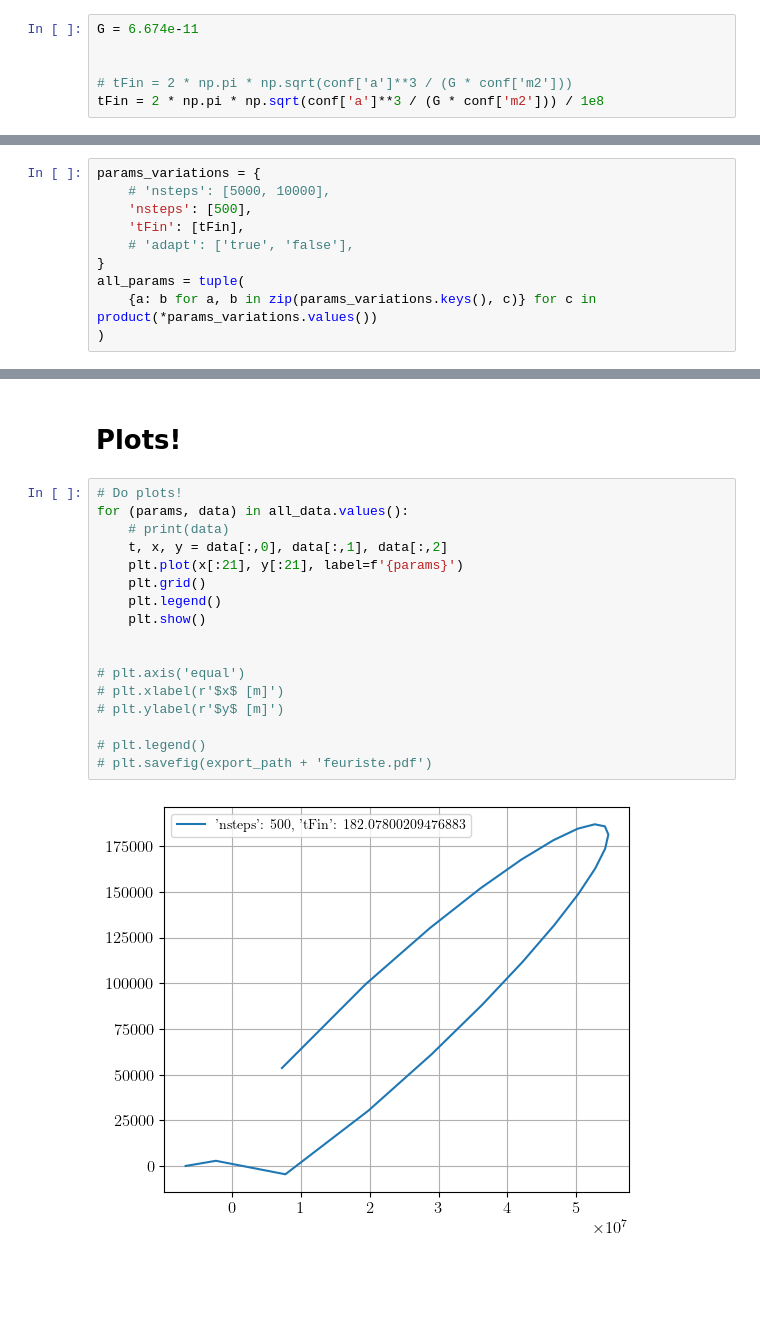
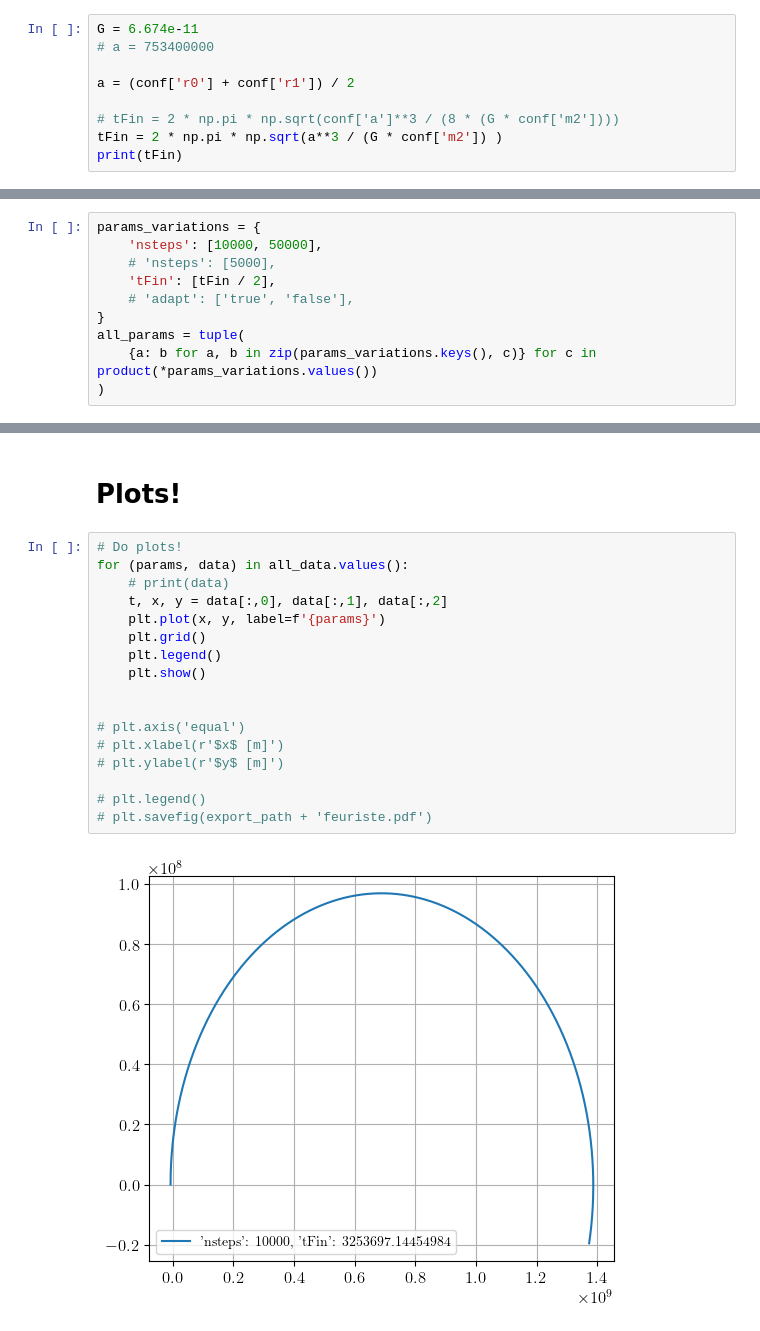
Before and after one commit to TomVdt/PhysNum, a Jupyter notebook: exercice3/analysis/analysis3ai.ipynb, the cells around one changed output, grey strips where cells are left out. Drawn from its saved outputs; the diff is of its cells as text; blank space fills up the shorter version.

```diff
--- a/exercice3/analysis/analysis3ai.ipynb
+++ b/exercice3/analysis/analysis3ai.ipynb
@@ -25,7 +25,10 @@ config_name = 'transfert'
 conf = load_conf(config_name)
 # %%
 G = 6.674e-11
+# a = 753400000
 
+a = (conf['r0'] + conf['r1']) / 2
 
-# tFin = 2 * np.pi * np.sqrt(conf['a']**3 / (G * conf['m2']))
-tFin = 2 * np.pi * np.sqrt(conf['a']**3 / (G * conf['m2'])) / 1e8
+# tFin = 2 * np.pi * np.sqrt(conf['a']**3 / (8 * (G * conf['m2'])))
+tFin = 2 * np.pi * np.sqrt(a**3 / (G * conf['m2']) )
+print(tFin)
@@ -32,8 +37,8 @@ tFin = 2 * np.pi * np.sqrt(conf['a']**3 / (G * conf['m2'])) / 1e8
 # %%
 params_variations = {
-    # 'nsteps': [5000, 10000],
-    'nsteps': [500],
-    'tFin': [tFin],
+    'nsteps': [10000, 50000],
+    # 'nsteps': [5000],
+    'tFin': [tFin / 2],
     # 'adapt': ['true', 'false'],
 }
 all_params = tuple(
@@ -69,19 +74,19 @@ for file, params in zip(outputs, all_params):
 # %%
 # Do plots!
 for (params, data) in all_data.values():
     # print(data)
     t, x, y = data[:,0], data[:,1], data[:,2]
-    plt.plot(x[:21], y[:21], label=f'{params}')
+    plt.plot(x, y, label=f'{params}')
     plt.grid()
     plt.legend()
     plt.show()
 
 
 # plt.axis('equal')
 # plt.xlabel(r'$x$ [m]')
 # plt.ylabel(r'$y$ [m]')
 
 # plt.legend()
 # plt.savefig(export_path + 'feuriste.pdf')
 # %% [output]
-[figure, old version]
+[figure, new version]
```
Also changed, not shown: parts of 3 cells of this notebook, 1 other file.
